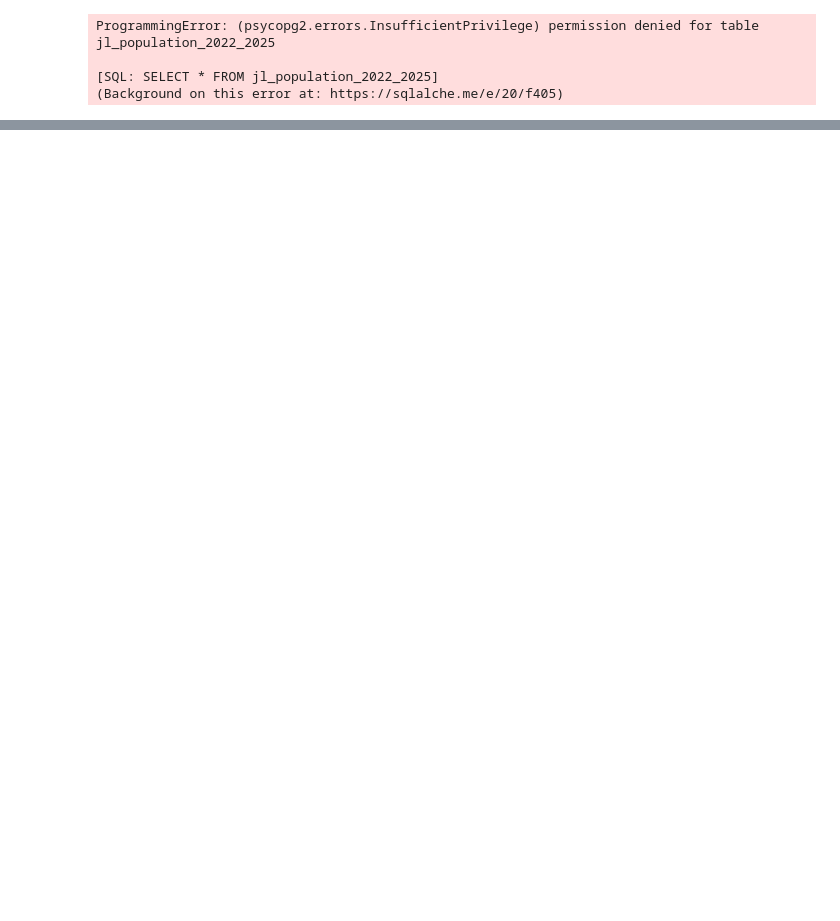
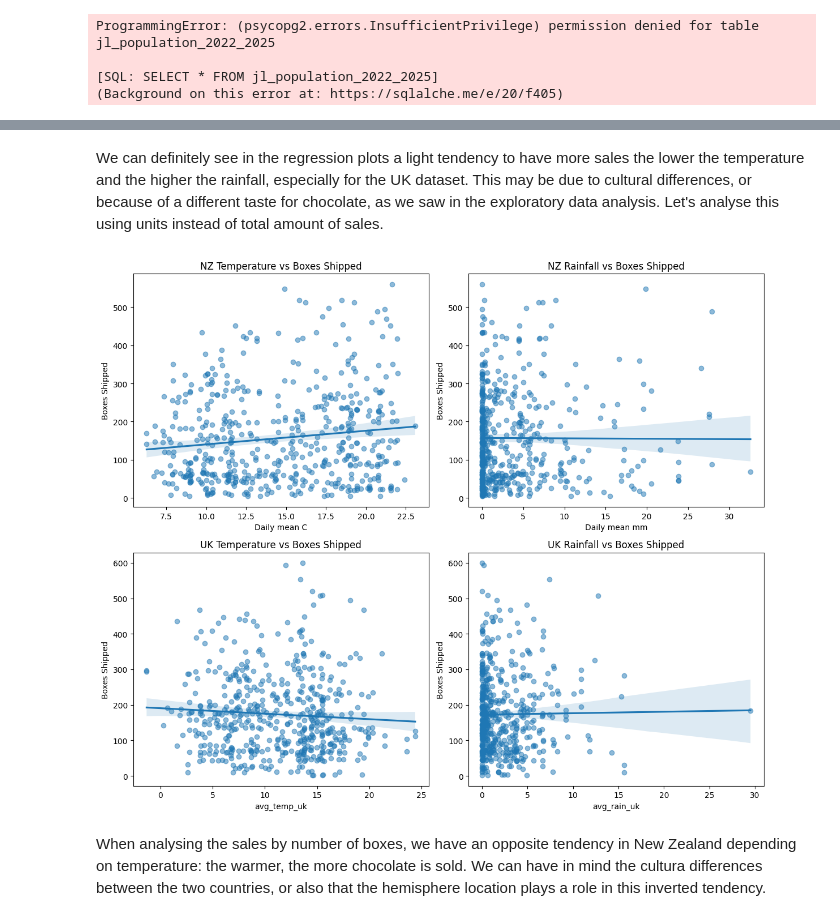
Before and after one commit to Lina060992/Chocolate, a Jupyter notebook: questions_hypothesis.ipynb, the cells around one changed output, grey strips where cells are left out. Cells and saved outputs as stored; diff of their text form; code cells hidden in the pictures; blank space fills up the shorter version.

```diff
--- a/questions_hypothesis.ipynb
+++ b/questions_hypothesis.ipynb
@@ -114,0 +362,51 @@ population
+# %% [markdown]
+We can definitely see in the regression plots a light tendency to have more sales the lower the temperature and the higher the rainfall, especially for the UK dataset. This may be due to cultural differences, or because of a different taste for chocolate, as we saw in the exploratory data analysis. Let's analyse this using units instead of total amount of sales.
+# %%
+fig, axes = plt.subplots(2, 2, figsize=(12, 10))
+
+# --- NZ Temperature ---
+sns.regplot(
+    data=nz_weather_sales,
+    x='Daily mean C',
+    y='Boxes Shipped',
+    scatter_kws={'alpha':0.5},
+    ax=axes[0, 0]
+)
+axes[0, 0].set_title('NZ Temperature vs Boxes Shipped')
+
+# --- NZ Rainfall ---
+sns.regplot(
+    data=nz_weather_sales,
+    x='Daily mean mm',
+    y='Boxes Shipped',
+    scatter_kws={'alpha':0.5},
+    ax=axes[0, 1]
+)
+axes[0, 1].set_title('NZ Rainfall vs Boxes Shipped')
+
+# --- UK Temperature ---
+sns.regplot(
+    data=uk_weather_sales,
+    x='avg_temp_uk',
+    y='Boxes Shipped',
+    scatter_kws={'alpha':0.5},
+    ax=axes[1, 0]
+)
+axes[1, 0].set_title('UK Temperature vs Boxes Shipped')
+
+# --- UK Rainfall ---
+sns.regplot(
+    data=uk_weather_sales,
+    x='avg_rain_uk',
+    y='Boxes Shipped',
+    scatter_kws={'alpha':0.5},
+    ax=axes[1, 1]
+)
+axes[1, 1].set_title('UK Rainfall vs Boxes Shipped')
+
+plt.tight_layout()
+plt.show()
+# %% [output]
+[figure, added]
+# %% [markdown]
+When analysing the sales by number of boxes, we have an opposite tendency in New Zealand depending on temperature: the warmer, the more chocolate is sold. We can have in mind the cultura differences between the two countries, or also that the hemisphere location plays a role in this inverted tendency.
```
Also changed, not shown: parts of 28 cells of this notebook, 4 other files.
